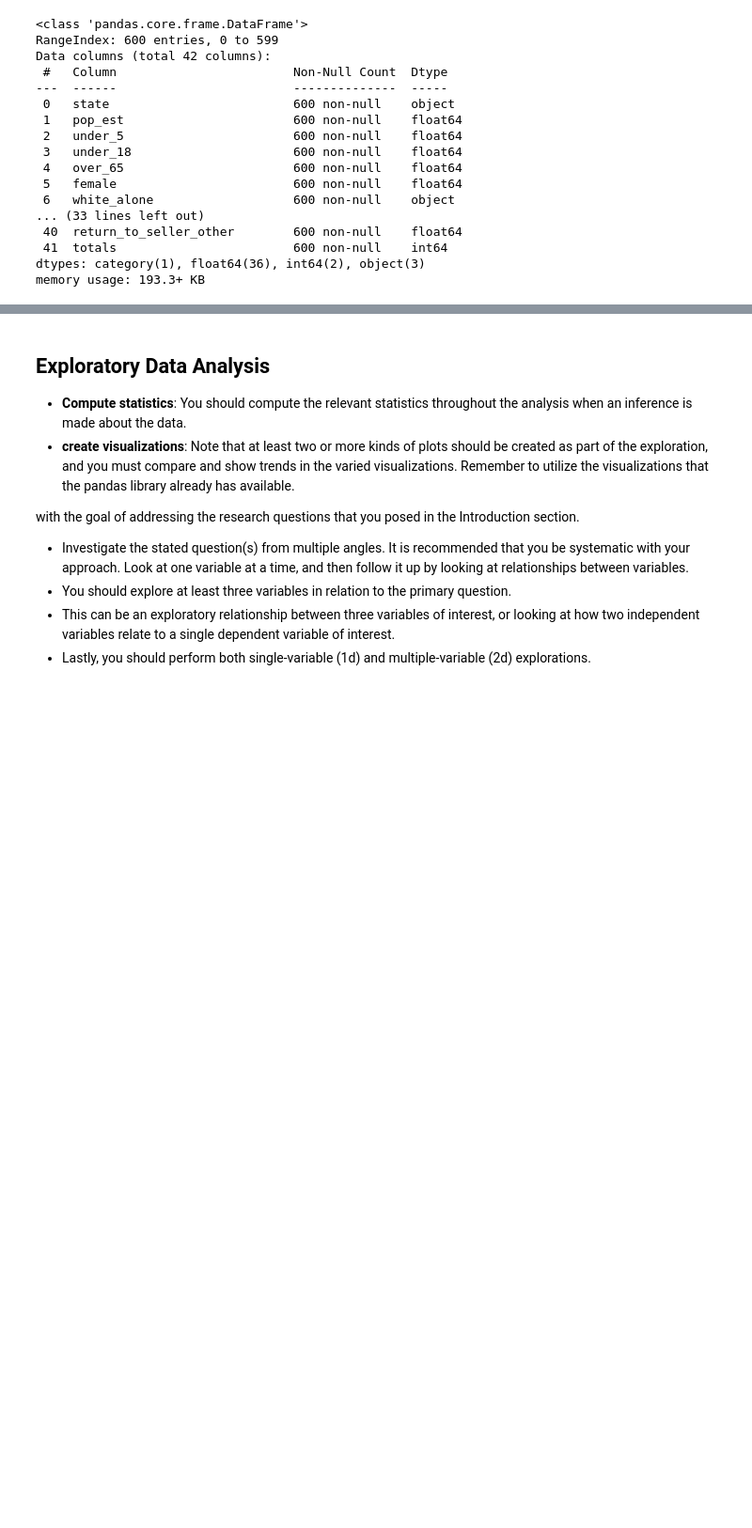
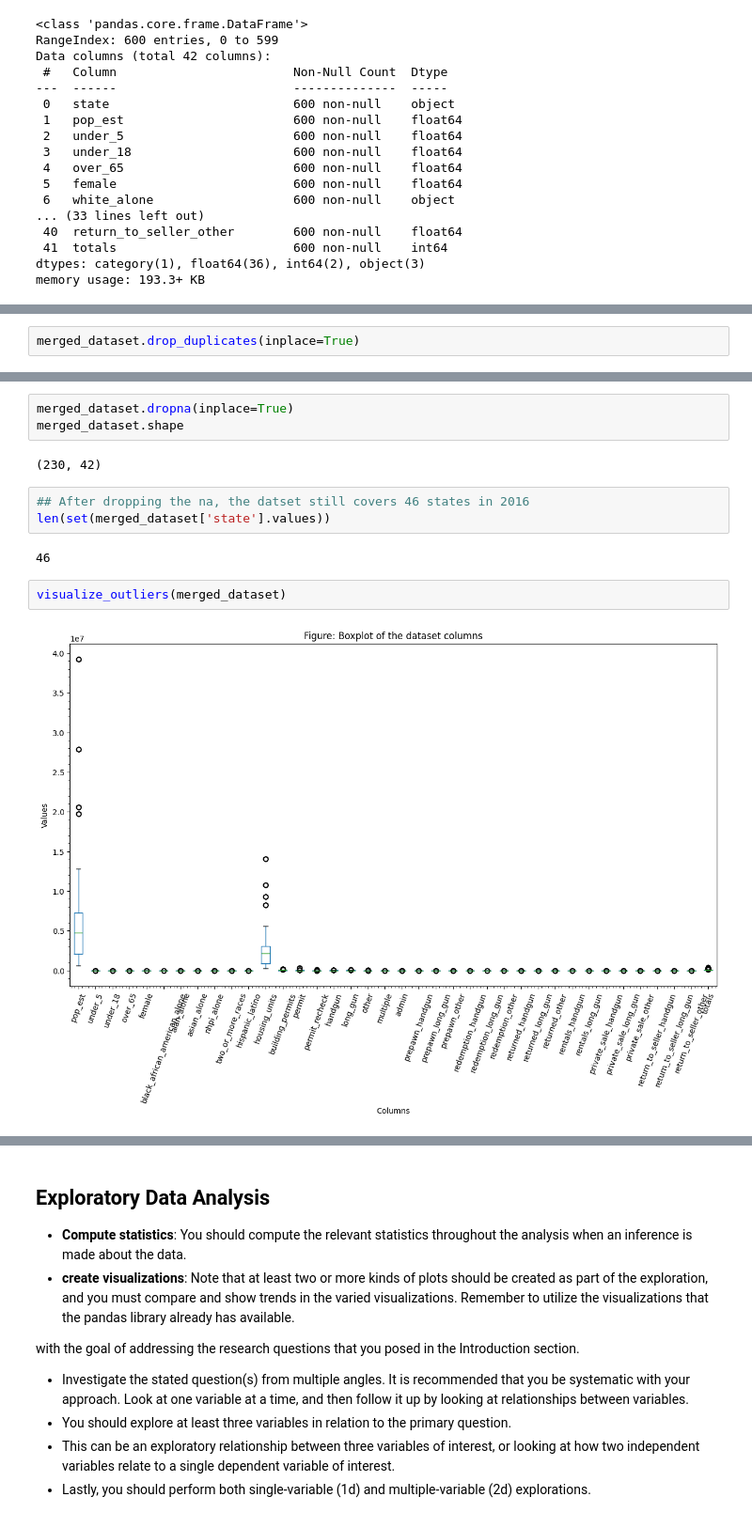
Before and after one commit to sondosaabed/NICS-firearm-background-checks-investigation, a Jupyter notebook: Investigatimg_Ncis_and_Census_data.ipynb, the cells around one changed output, grey strips where cells are left out. Shown at 94% size. Saved outputs shown, nothing was run; the diff lists cells and outputs as text; blank space fills up the shorter version.

```diff
--- a/Investigatimg_Ncis_and_Census_data.ipynb
+++ b/Investigatimg_Ncis_and_Census_data.ipynb
@@ -1002,0 +1002,2 @@ memory usage: 193.3+ KB
+# %%
+merged_dataset.drop_duplicates(inplace=True)
@@ -1002,0 +1027,14 @@ memory usage: 193.3+ KB
+# %%
+merged_dataset.dropna(inplace=True)
+merged_dataset.shape
+# %% [output]
+(230, 42)
+# %%
+## After dropping the na, the datset still covers 46 states in 2016
+len(set(merged_dataset['state'].values))
+# %% [output]
+46
+# %%
+visualize_outliers(merged_dataset)
+# %% [output]
+[figure, added]
```
Also changed, not shown: parts of 10 cells of this notebook.
